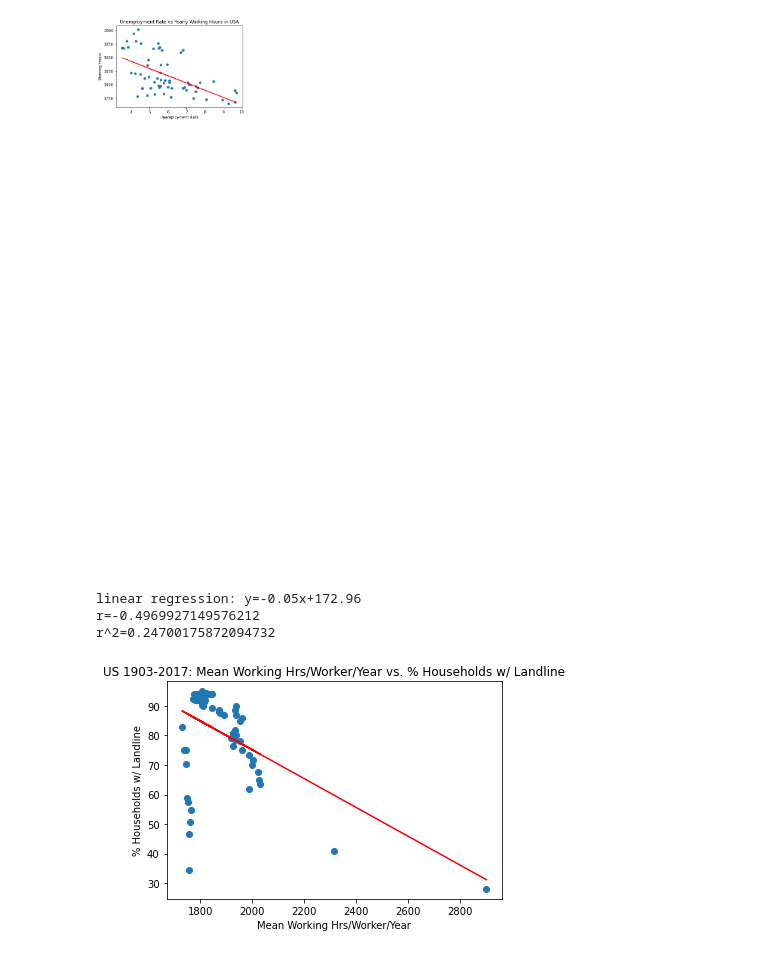
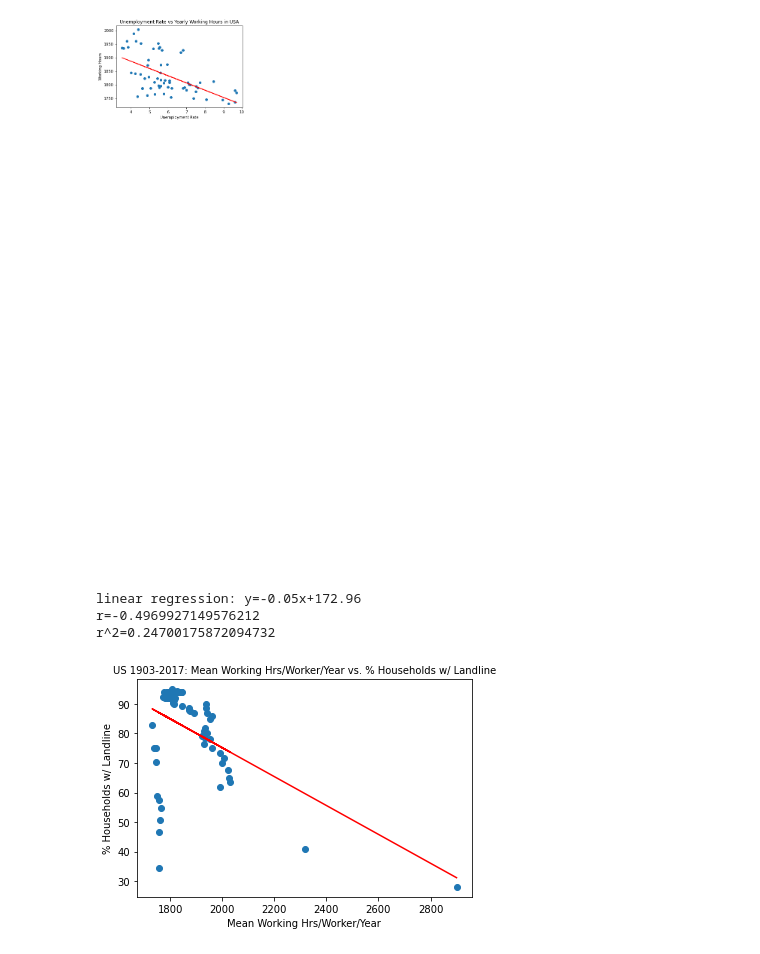
Before and after one commit to kkirstan/Quality-of-Life-vs.-Working-Hours-in-the-U.S., a Jupyter notebook: Quality of Life.ipynb, the cells around one changed output. Cells and saved outputs as stored; diff of their text form; code cells hidden in the pictures.

Commit message:
fitted WNS chart titles and labels

```diff
--- a/Quality of Life.ipynb
+++ b/Quality of Life.ipynb
@@ -469,35 +469,35 @@ homicide_df=pd.read_csv(homicide)
 uswork_df=workinghours_df.loc[workinghours_df["Code"]=="USA"]
 uslandline_df=tech_df.loc[tech_df["Entity"]=="Landline"]
 usmurder_df=homicide_df.loc[homicide_df["Code"]=="USA"]
 
 worklandline_df=pd.merge(uswork_df,uslandline_df,on="Year")
 workmurder_df=pd.merge(uswork_df,usmurder_df,on="Year")
 
 work=worklandline_df["Average annual working hours per worker"]
 landline=worklandline_df["Technology Diffusion (Comin and Hobijn (2004) and others)"]
 
 plt.scatter(work,landline)
-plt.title("US 1903-2017: Mean Working Hrs/Worker/Year vs. % Households w/ Landline")
+plt.title("US 1903-2017: Mean Working Hrs/Worker/Year vs. % Households w/ Landline", fontsize=10)
 plt.xlabel("Mean Working Hrs/Worker/Year")
 plt.ylabel("% Households w/ Landline")
 
 from scipy import stats
 x = work
 y = landline
 (slope, intercept, r_value, p_value, std_err)=stats.linregress(x,y)
 
 regressvalues=x*slope+intercept
 lineeq="y="+str(round(slope,2))+"x+"+str(round(intercept,2))
 plt.plot(x,regressvalues,"r-")
 print("linear regression: "+str(lineeq))
 print("r="+str(r_value))
 print("r^2="+str(r_value*r_value))
 plt.savefig("worklandline.png")
 # %% [output]
 linear regression: y=-0.05x+172.96
 r=-0.4969927149576212
 r^2=0.24700175872094732
-[figure, old version]
+[figure, new version]
 # %%
 work2=workmurder_df["Average annual working hours per worker"]
 murder=workmurder_df["Homicide Rate (Clio Infra)"]
```
Also changed, not shown: parts of 2 cells of this notebook, 2 other files.
